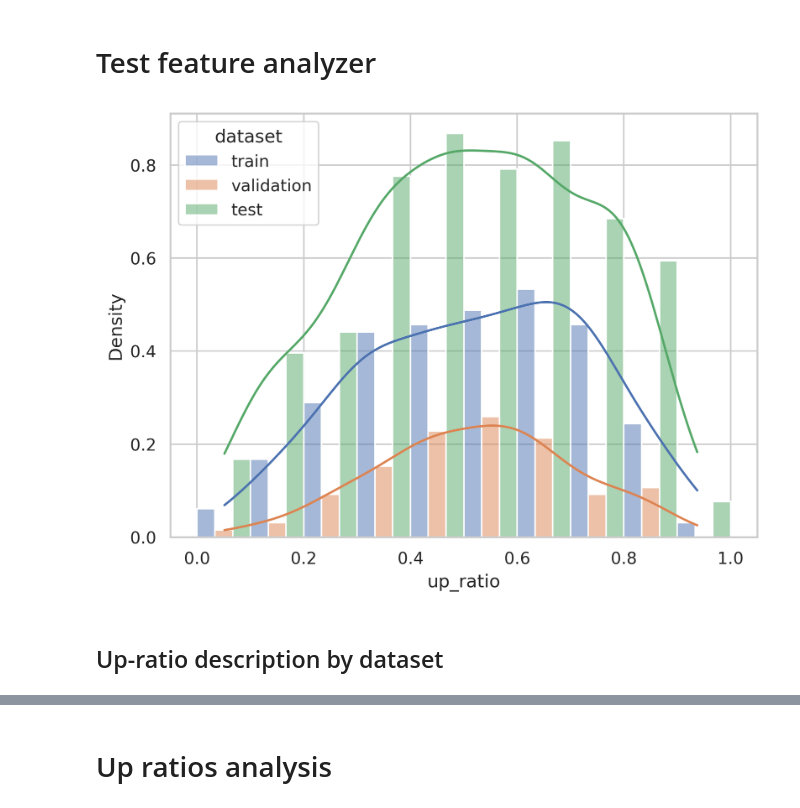
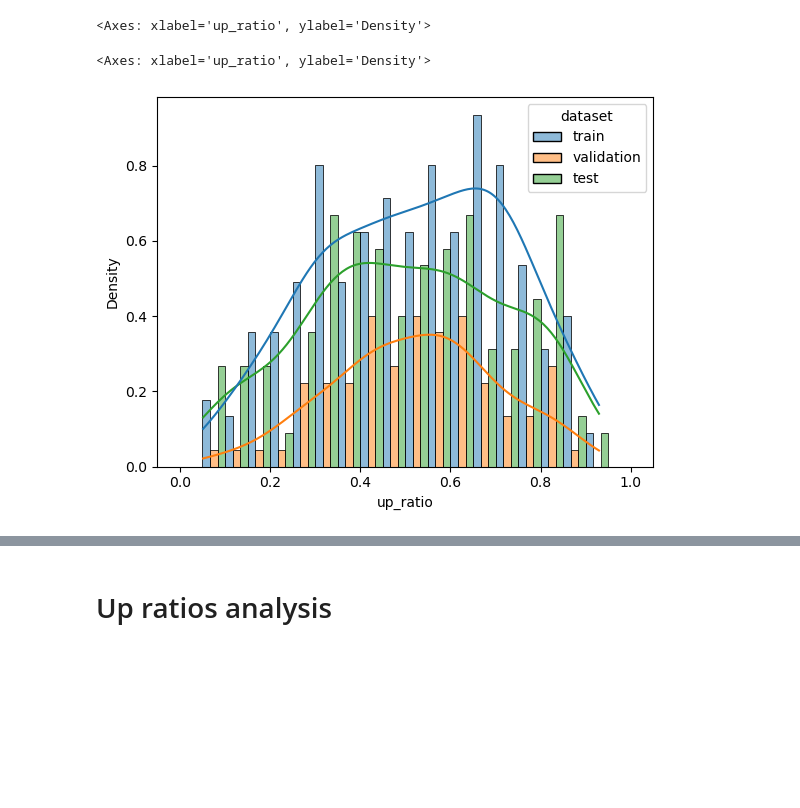
Before and after one commit to mircoloo/TemporalGNNReview, a Jupyter notebook: code/dataset_analyzer_notebook.ipynb, the cells around one changed output, grey strips where cells are left out. Saved outputs shown, nothing was run; the diff lists cells and outputs as text; code cells hidden in the pictures; blank space fills up the shorter version.

```diff
--- a/code/dataset_analyzer_notebook.ipynb
+++ b/code/dataset_analyzer_notebook.ipynb
@@ -19,14 +8,9 @@ sns.despine(trim=True, left=False, bottom=False)
 # %%
-custom_params = {"axes.spines.right": False, "axes.spines.top": False}
-sns.set_theme(style="ticks", rc=custom_params)
+market = 'NASDAQ'
 
-market = "NASDAQ"
-timesteps = 19
-norm_method = 'zscore'
-
-train_path = Path(f"/home/mbisoffi/tests/TemporalGNNReview/code/data/datasets/graph/{market}_Train_2016-05-01_2017-06-30_{timesteps}_{norm_method}")
-val_path = Path(f"/home/mbisoffi/tests/TemporalGNNReview/code/data/datasets/graph/{market}_Validation_2017-07-01_2017-12-31_{timesteps}_{norm_method}")
-test_path = Path(f"/home/mbisoffi/tests/TemporalGNNReview/code/data/datasets/graph/{market}_Test_2018-01-01_2019-12-31_{timesteps}_{norm_method}")
+train_path = Path(f"/home/mbisoffi/tests/TemporalGNNReview/code/data/datasets/graph/NASDAQ_Train_2016-05-01_2017-06-30_19")
+val_path = Path(f"/home/mbisoffi/tests/TemporalGNNReview/code/data/datasets/graph/NASDAQ_Validation_2017-07-01_2017-12-31_19")
+test_path = Path(f"/home/mbisoffi/tests/TemporalGNNReview/code/data/datasets/graph/NASDAQ_Test_2018-01-01_2019-12-31_19")
 
 train_analyzer = MarketAnalyzer(train_path)
 val_analyzer = MarketAnalyzer(val_path)
@@ -57,15 +41,15 @@ test_snapshots_info = test_analyzer.get_snapshots_info()
 # Unify the dataframes for all datasets
 
 # Convert each dataset's snapshots info to DataFrame and add dataset identifier
-train_df = train_analyzer.get_snapshots_info_df()
+train_df = pd.DataFrame(train_snapshots_info)
 train_df['dataset'] = 'train'
 train_df['dataset_path'] = str(train_path)
 
-val_df = val_analyzer.get_snapshots_info_df()
+val_df = pd.DataFrame(val_snapshots_info)
 val_df['dataset'] = 'validation'
 val_df['dataset_path'] = str(val_path)
 
-test_df = test_analyzer.get_snapshots_info_df()
+test_df = pd.DataFrame(test_snapshots_info)
 test_df['dataset'] = 'test'
 test_df['dataset_path'] = str(test_path)
 
@@ -255,19 +76,13 @@ plt.plot(a);
-# %% [markdown]
-# Test feature analyzer
 # %%
-sns.histplot(
-    data=all_snapshots_df,
-    x='up_ratio',
-    hue='dataset',
-    multiple='dodge',
-    binrange=(0, 1),
-    binwidth=0.1,
-    stat='density',
-    kde=True,
-)
-plt.tight_layout()
-plt.show()
+sns.histplot(data=all_snapshots_df, x='up_ratio',
+             hue='dataset',
+             multiple='dodge' ,
+            kde=True,
+            binrange=(0, 1),
+            binwidth=.05,
+            stat='density'
+            )
 # %% [output]
+<Axes: xlabel='up_ratio', ylabel='Density'>
+<Axes: xlabel='up_ratio', ylabel='Density'>
-[figure, old version]
+[figure, new version]
-# %% [markdown]
-## Up-ratio description by dataset
```
Also changed, not shown: parts of 27 cells of this notebook, 4 other files.
